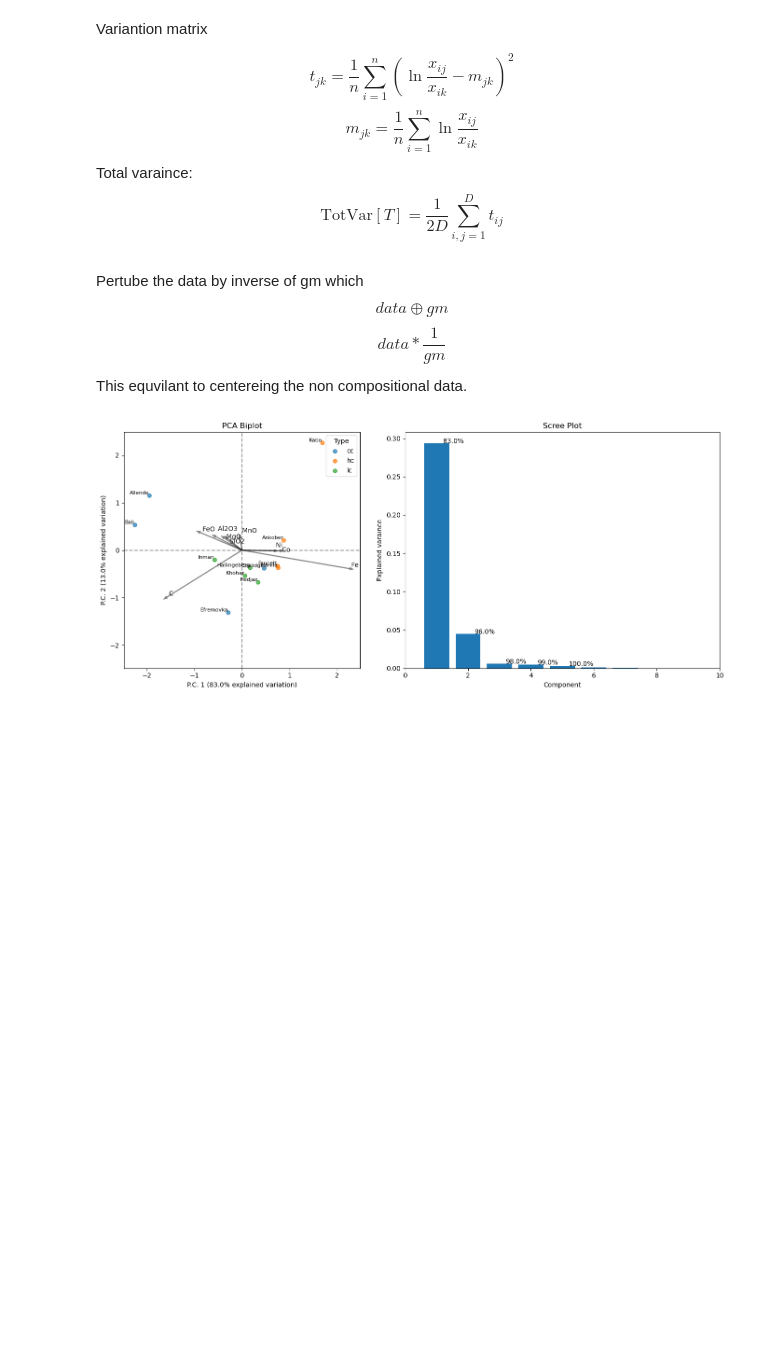
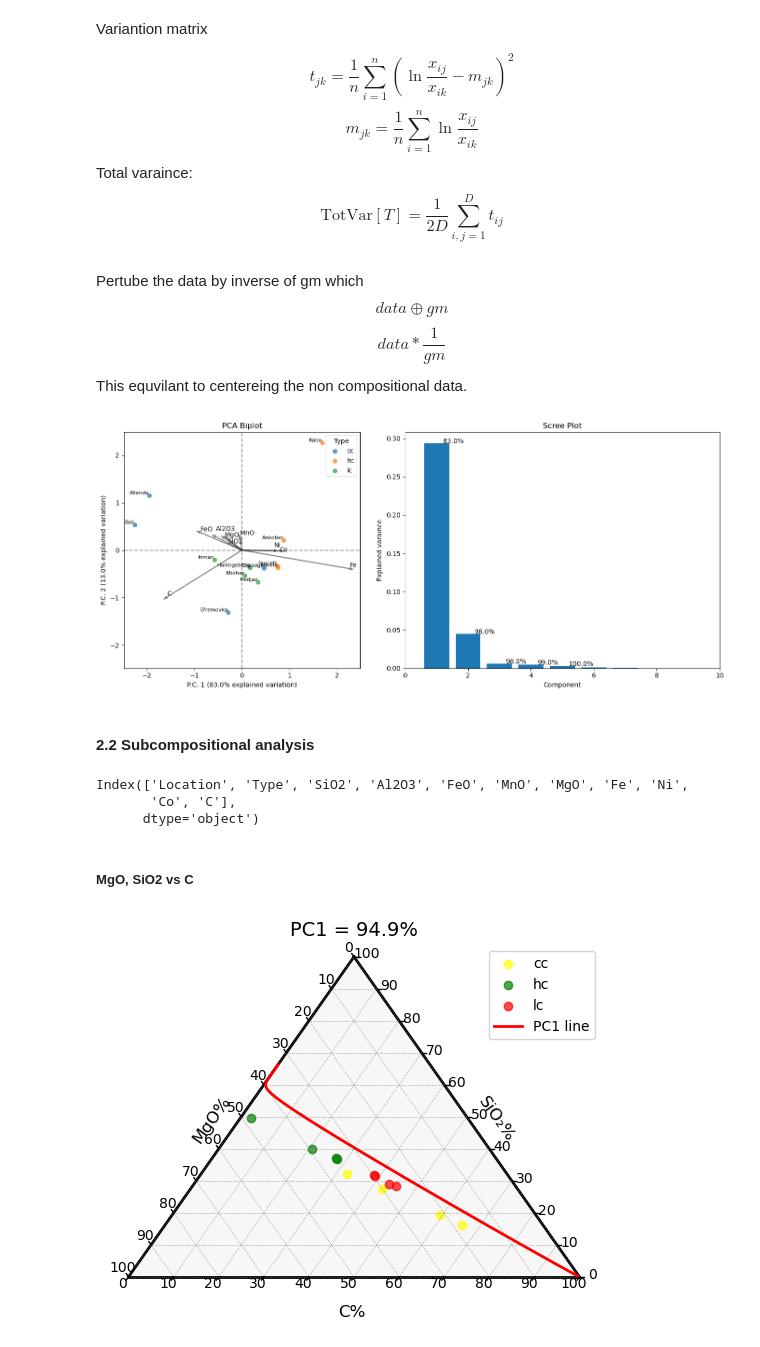
Before and after one commit to AntonWangDTU/coda_exam, a Jupyter notebook: src/2-meteorites.ipynb, the cells around one changed output. Drawn from its saved outputs; the diff is of its cells as text; code cells hidden in the pictures; blank space fills up the shorter version.

```diff
--- a/src/2-meteorites.ipynb
+++ b/src/2-meteorites.ipynb
@@ -161,3 +165,13 @@ plt.savefig('../handin/figures/pca_biplot.png', dpi=300, bbox_inches='tight')
 plt.show()
 # %% [output]
 [figure]
+# %% [markdown]
+#### 2.2 Subcompositional analysis
+# %%
+data.columns
+# %% [output]
+Index(['Location', 'Type', 'SiO2', 'Al2O3', 'FeO', 'MnO', 'MgO', 'Fe', 'Ni',
+       'Co', 'C'],
+      dtype='object')
+# %% [markdown]
+##### MgO, SiO2 vs C
@@ -163,0 +200,69 @@ plt.show()
+# %%
+import numpy as np
+import matplotlib.pyplot as plt
+import ternary
+
+# Prepare data
+MgO_SiO2_Carbon = data[['MgO', 'SiO2', 'C']].coda.closure(100)
+gm = MgO_SiO2_Carbon.coda.gmean()
+e_PC1 = loadings.iloc[0, 0:3]
+
+# Center the data
+centered_data = (MgO_SiO2_Carbon / gm).coda.closure(100)
+
+# Sweep alpha range for PC1 line
+alpha_range = np.linspace(-3, 3, 100)
+compositional_line = []
+for alpha in alpha_range:
+    perturbed = np.exp(alpha * e_PC1) * gm
+    closed = perturbed / np.sum(perturbed) * 100
+    compositional_line.append(closed)
+compositional_line = np.array(compositional_line)
+
+# Explained variance
+explained_var = eig_val / np.sum(eig_val)
+pc1_var = explained_var[0] * 100
+pc2_var = explained_var[1] * 100
+
+# Group colors (yellow, green, red)
+custom_colors = ['yellow', 'green', 'red']
+types = data['Type'].unique()
+if len(types) > 3:
+    raise ValueError("More than 3 types found — only prepared 3 colors!")
+
+# Build ternary plot
+scale = 100
+figure, tax = ternary.figure(scale=scale)
+tax.set_title(f"PC1 = {pc1_var:.1f}%", fontsize=14)
+tax.boundary(linewidth=2.0)
+tax.gridlines(multiple=10, color="gray", linewidth=0.5)
+tax.ticks(axis='lbr', multiple=10, linewidth=1)
+
+# Correct axis labels (matching plotting order: C, SiO₂, MgO)
+tax.left_axis_label("MgO%", fontsize=12)
+tax.right_axis_label("SiO₂%", fontsize=12)
+tax.bottom_axis_label("C%", fontsize=12)
+
+# Plot each group (centered data, reordered to [C, SiO2, MgO])
+for i, group in enumerate(types):
+    idx = data['Type'] == group
+    points = centered_data.loc[idx, ['C', 'SiO2', 'MgO']].values
+    tax.scatter(points, marker='o', color=custom_colors[i], label=group, alpha=0.7)
+
+# Plot PC1 line (reordered for ternary: C, SiO2, MgO)
+line_points = compositional_line[:, [2, 1, 0]].tolist()
+tax.plot(line_points, color='red', linewidth=2, label='PC1 line')
+
+# Add legend
+tax.legend()
+
+# Remove outer frame
+tax.get_axes().axis('off')
+
+# Hide matplotlib ticks
+tax.clear_matplotlib_ticks()
+
+# Show plot
+tax.show()
+# %% [output]
+[figure, added]
```
Also changed, not shown: parts of 8 cells of this notebook, 5 other files.
